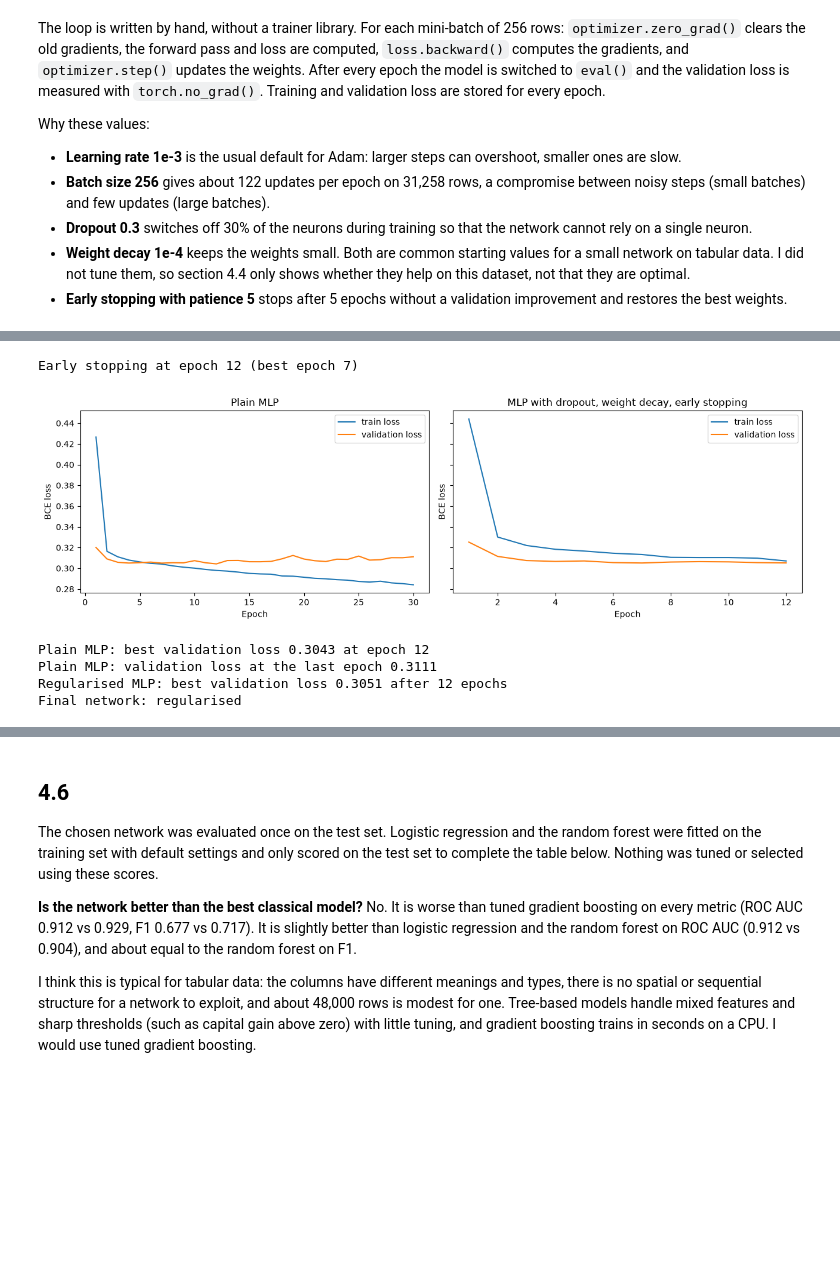
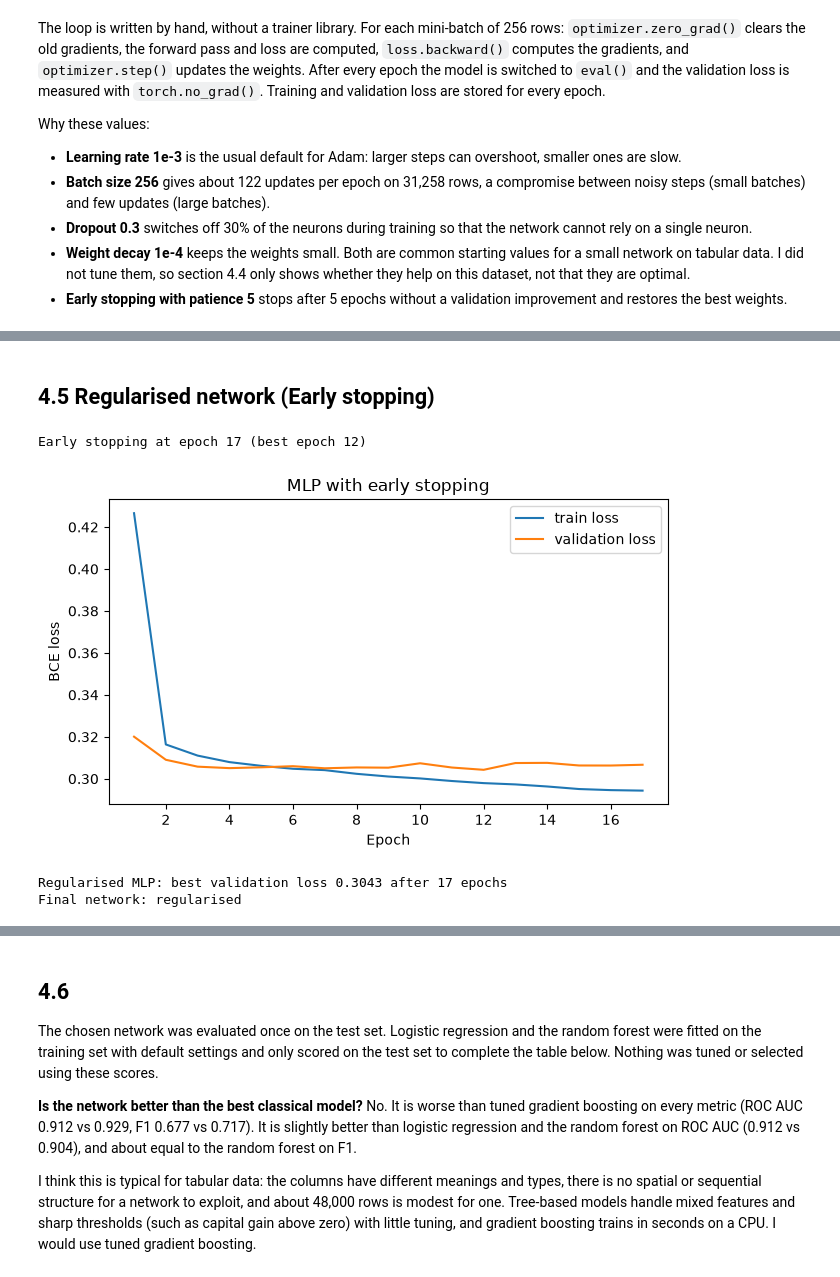
Before and after one commit to dpetrovskaua/ML-census-income, a Jupyter notebook: 02_models.ipynb, the cells around one changed output, grey strips where cells are left out. Saved outputs shown, nothing was run; the diff lists cells and outputs as text; code cells hidden in the pictures; blank space fills up the shorter version.

```diff
--- a/02_models.ipynb
+++ b/02_models.ipynb
@@ -451,52 +481,31 @@ Why these values:
+# %% [markdown]
+## 4.5 Regularised network (Early stopping)
 # %%
-# plain network (no regularisation)
 torch.manual_seed(SEED)
-model_plain = MLP(Xtr_t.shape[1])
-hist_plain = train_model(model_plain, epochs=30)
+model_reg = MLP(Xtr_t.shape[1])
+hist_reg = train_model(model_reg, epochs=30, patience=5)
 
-# regularised network: dropout + weight decay + early stopping
-torch.manual_seed(SEED)
-model_reg = MLP(Xtr_t.shape[1], dropout=0.3)
-hist_reg = train_model(model_reg, epochs=60, weight_decay=1e-4, patience=5)
+fig, ax = plt.subplots(figsize=(6.5, 4))
+plot_curves(ax, hist_reg, 'MLP with early stopping')
+plt.tight_layout()
+plt.show()
 
-# learning curves
-def plot_curves(ax, hist, title):
-    epochs_axis = range(1, len(hist['train']) + 1)
-    ax.plot(epochs_axis, hist['train'], label='train loss')
-    ax.plot(epochs_axis, hist['val'], label='validation loss')
-    ax.set_title(title)
-    ax.set_xlabel('Epoch')
-    ax.set_ylabel('BCE loss')
-    ax.legend()
+best_epoch_plain = int(np.argmin(hist_plain['val'])) + 1
+print('Regularised MLP: best validation loss', round(min(hist_reg['val']), 4), 'after', len(hist_reg['val']), 'epochs')
+
+# picking the final network by validation loss, then testing it once
+plain_val = hist_plain['val'][-1] # plain model keeps its last-epoch weights
+reg_val = min(hist_reg['val']) # regularised model restored to its best epoch
+final_nn = model_reg if reg_val <= plain_val else model_plain
+print('Final network:', 'regularised' if final_nn is model_reg else 'plain')
+
+final_nn.eval()
+with torch.no_grad():
+    nn_proba = torch.sigmoid(final_nn(Xte_t)).squeeze(1).numpy()
+nn_pred = (nn_proba >= 0.5).astype(int)
 # %% [output]
-Early stopping at epoch 12 (best epoch 7)
+Early stopping at epoch 17 (best epoch 12)
+[figure, added]
+Regularised MLP: best validation loss 0.3043 after 17 epochs
+Final network: regularised
-# %%
-fig, axes = plt.subplots(1, 2, figsize=(13, 4), sharey=True)
-plot_curves(axes[0], hist_plain, 'Plain MLP')
-plot_curves(axes[1], hist_reg, 'MLP with dropout, weight decay, early stopping')
-plt.tight_layout()
-plt.show()
-
-best_epoch_plain = int(np.argmin(hist_plain['val'])) + 1
-print('Plain MLP: best validation loss', round(min(hist_plain['val']), 4), 'at epoch', best_epoch_plain)
-print('Plain MLP: validation loss at the last epoch', round(hist_plain['val'][-1], 4))
-print('Regularised MLP: best validation loss', round(min(hist_reg['val']), 4),
-      'after', len(hist_reg['val']), 'epochs')
-
-# picking the final network by validation loss, then testing it once
-plain_val = hist_plain['val'][-1] # the plain model keeps its last-epoch weights
-reg_val = min(hist_reg['val']) # the regularised model was restored to its best epoch
-final_nn = model_reg if reg_val <= plain_val else model_plain
-print('Final network:', 'regularised' if final_nn is model_reg else 'plain')
-
-final_nn.eval()
-with torch.no_grad():
-    nn_proba = torch.sigmoid(final_nn(Xte_t)).squeeze(1).numpy()
-nn_pred = (nn_proba >= 0.5).astype(int)
-# %% [output]
-[figure, removed]
-Plain MLP: best validation loss 0.3043 at epoch 12
-Plain MLP: validation loss at the last epoch 0.3111
-Regularised MLP: best validation loss 0.3051 after 12 epochs
-Final network: regularised
 # %% [markdown]
```
Also changed, not shown: parts of 5 cells of this notebook.
